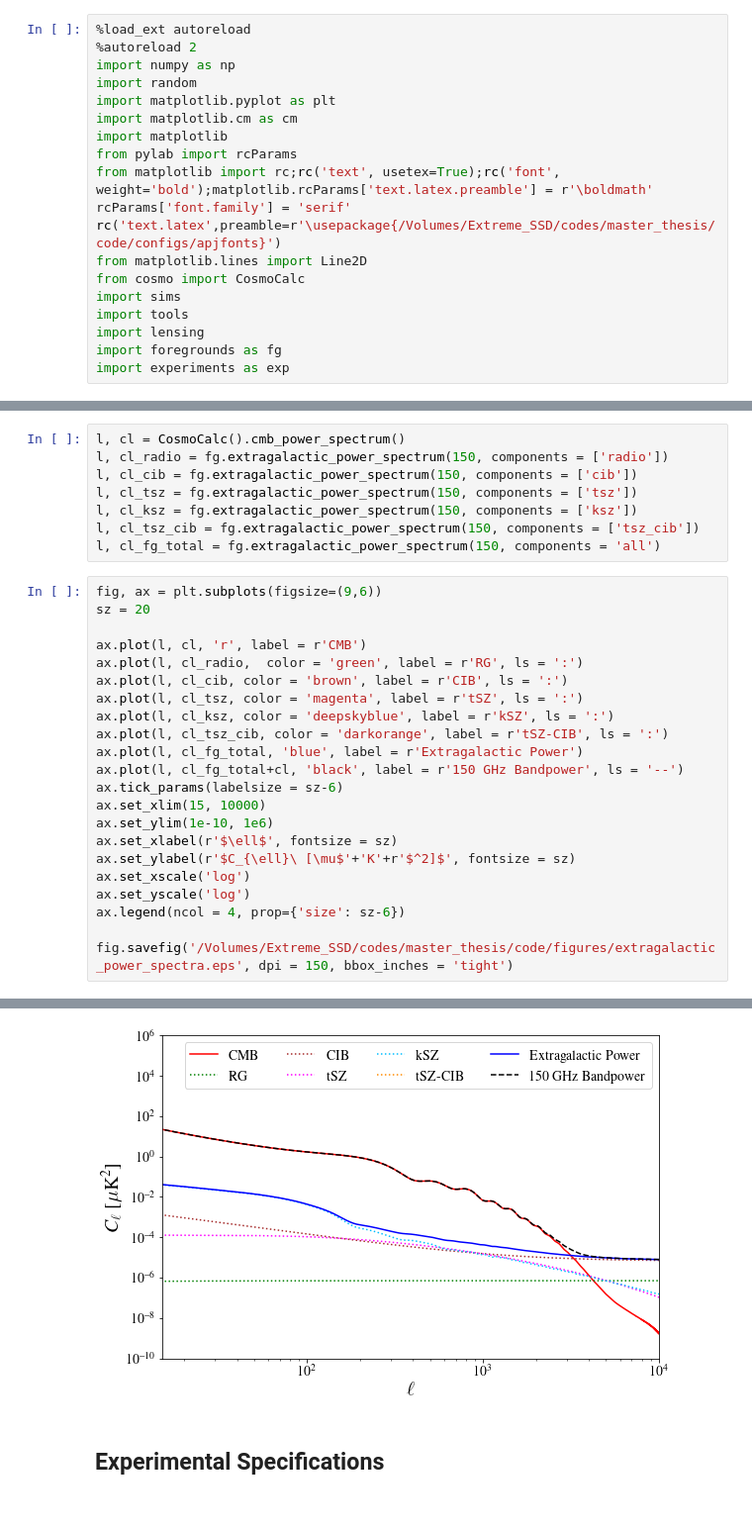
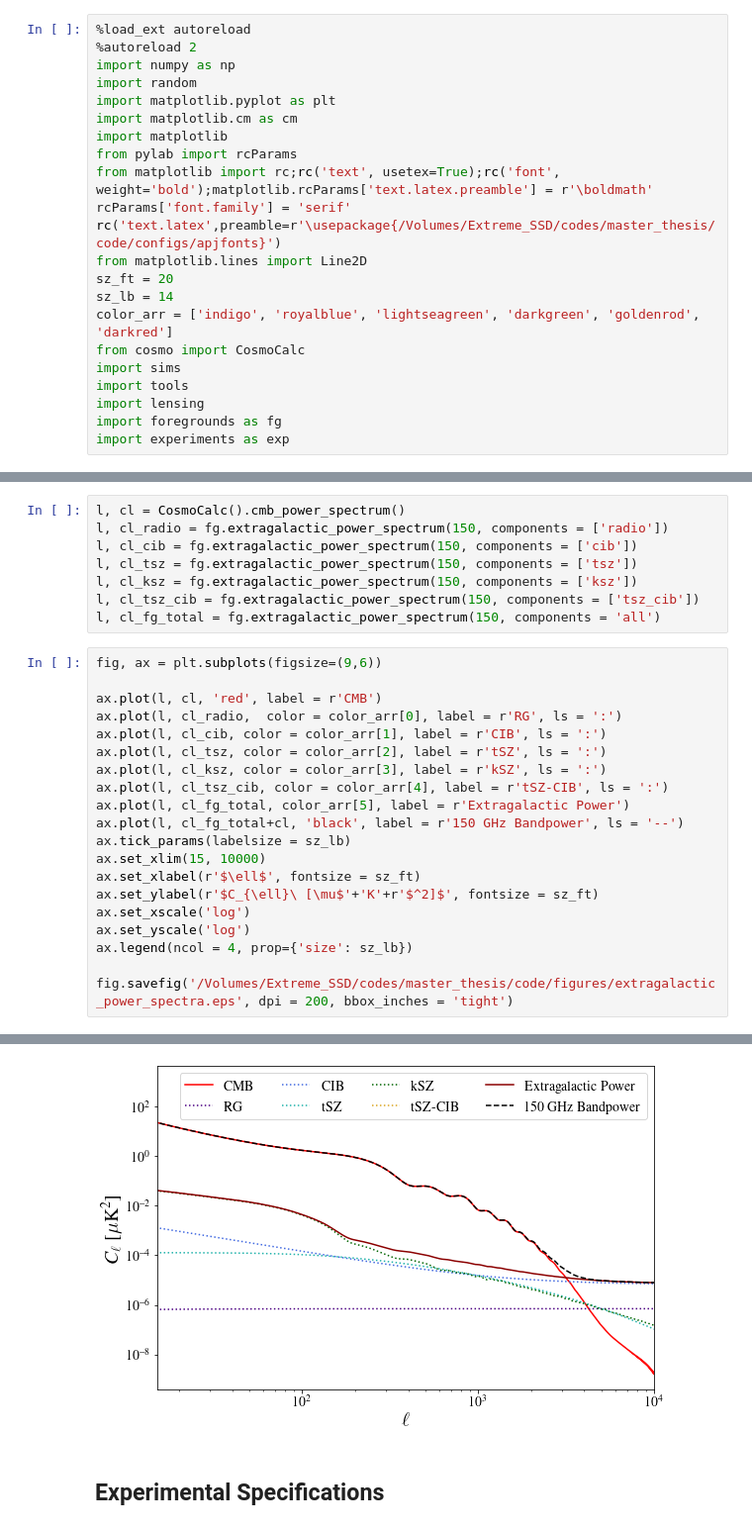
Before and after one commit to s6kelevy/cmb_lensing, a Jupyter notebook: chapter3.ipynb, the cells around one changed output, grey strips where cells are left out. Shown at 99% size. Saved outputs shown, nothing was run; the diff lists cells and outputs as text.

```diff
--- a/chapter3.ipynb
+++ b/chapter3.ipynb
@@ -11,6 +11,9 @@ from matplotlib import rc;rc('text', usetex=True);rc('font', weight='bold');matp
 rcParams['font.family'] = 'serif'
 rc('text.latex',preamble=r'\usepackage{/Volumes/Extreme_SSD/codes/master_thesis/code/configs/apjfonts}')
 from matplotlib.lines import Line2D
+sz_ft = 20
+sz_lb = 14
+color_arr = ['indigo', 'royalblue', 'lightseagreen', 'darkgreen', 'goldenrod', 'darkred']
 from cosmo import CosmoCalc
 import sims
 import tools
@@ -128,30 +128,28 @@ l, cl_tsz_cib = fg.extragalactic_power_spectrum(150, components = ['tsz_cib'])
 l, cl_fg_total = fg.extragalactic_power_spectrum(150, components = 'all')
 # %%
 fig, ax = plt.subplots(figsize=(9,6))
-sz = 20
 
-ax.plot(l, cl, 'r', label = r'CMB')
-ax.plot(l, cl_radio,  color = 'green', label = r'RG', ls = ':')
-ax.plot(l, cl_cib, color = 'brown', label = r'CIB', ls = ':')
-ax.plot(l, cl_tsz, color = 'magenta', label = r'tSZ', ls = ':')
-ax.plot(l, cl_ksz, color = 'deepskyblue', label = r'kSZ', ls = ':')
-ax.plot(l, cl_tsz_cib, color = 'darkorange', label = r'tSZ-CIB', ls = ':')
-ax.plot(l, cl_fg_total, 'blue', label = r'Extragalactic Power')
+ax.plot(l, cl, 'red', label = r'CMB')
+ax.plot(l, cl_radio,  color = color_arr[0], label = r'RG', ls = ':')
+ax.plot(l, cl_cib, color = color_arr[1], label = r'CIB', ls = ':')
+ax.plot(l, cl_tsz, color = color_arr[2], label = r'tSZ', ls = ':')
+ax.plot(l, cl_ksz, color = color_arr[3], label = r'kSZ', ls = ':')
+ax.plot(l, cl_tsz_cib, color = color_arr[4], label = r'tSZ-CIB', ls = ':')
+ax.plot(l, cl_fg_total, color_arr[5], label = r'Extragalactic Power')
 ax.plot(l, cl_fg_total+cl, 'black', label = r'150 GHz Bandpower', ls = '--')
-ax.tick_params(labelsize = sz-6)
+ax.tick_params(labelsize = sz_lb)
 ax.set_xlim(15, 10000)
-ax.set_ylim(1e-10, 1e6)
-ax.set_xlabel(r'$\ell$', fontsize = sz)
-ax.set_ylabel(r'$C_{\ell}\ [\mu$'+'K'+r'$^2]$', fontsize = sz)
+ax.set_xlabel(r'$\ell$', fontsize = sz_ft)
+ax.set_ylabel(r'$C_{\ell}\ [\mu$'+'K'+r'$^2]$', fontsize = sz_ft)
 ax.set_xscale('log')
 ax.set_yscale('log')
-ax.legend(ncol = 4, prop={'size': sz-6})
+ax.legend(ncol = 4, prop={'size': sz_lb})
 
-fig.savefig('/Volumes/Extreme_SSD/codes/master_thesis/code/figures/extragalactic_power_spectra.eps', dpi = 150, bbox_inches = 'tight')
+fig.savefig('/Volumes/Extreme_SSD/codes/master_thesis/code/figures/extragalactic_power_spectra.eps', dpi = 200, bbox_inches = 'tight')
 # %% [output]
 The PostScript backend does not support transparency; partially transparent artists will be rendered opaque.
 The PostScript backend does not support transparency; partially transparent artists will be rendered opaque.
-[figure, old version]
+[figure, new version]
 # %% [markdown]
 ## Experimental Specifications
 # %%
```
Also changed, not shown: parts of 4 cells of this notebook, 9 other files.
